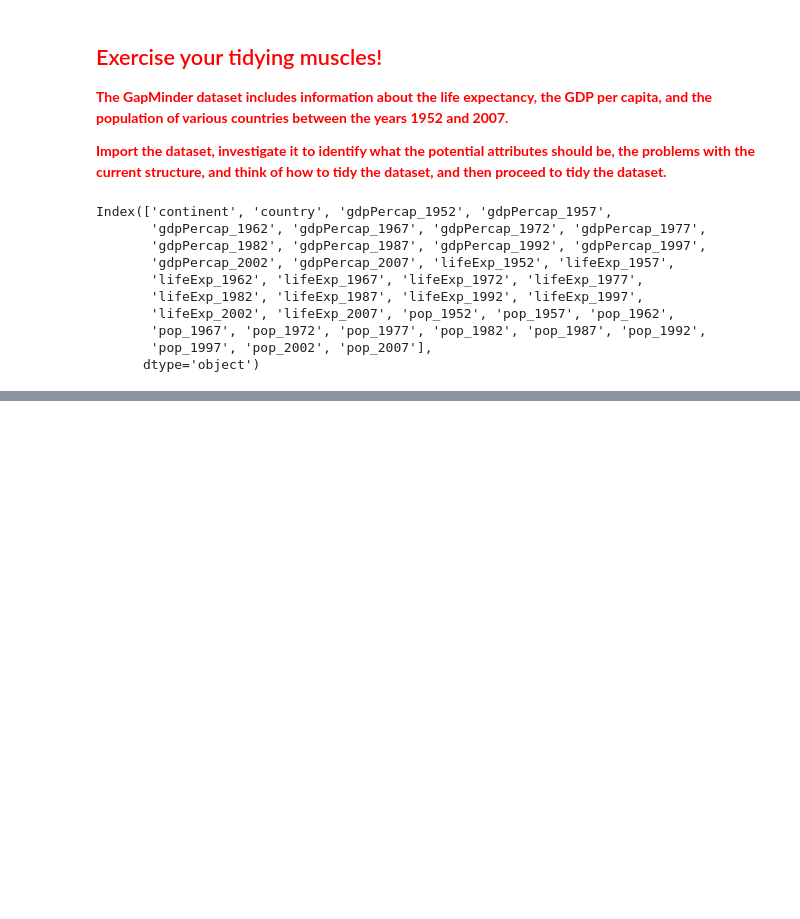
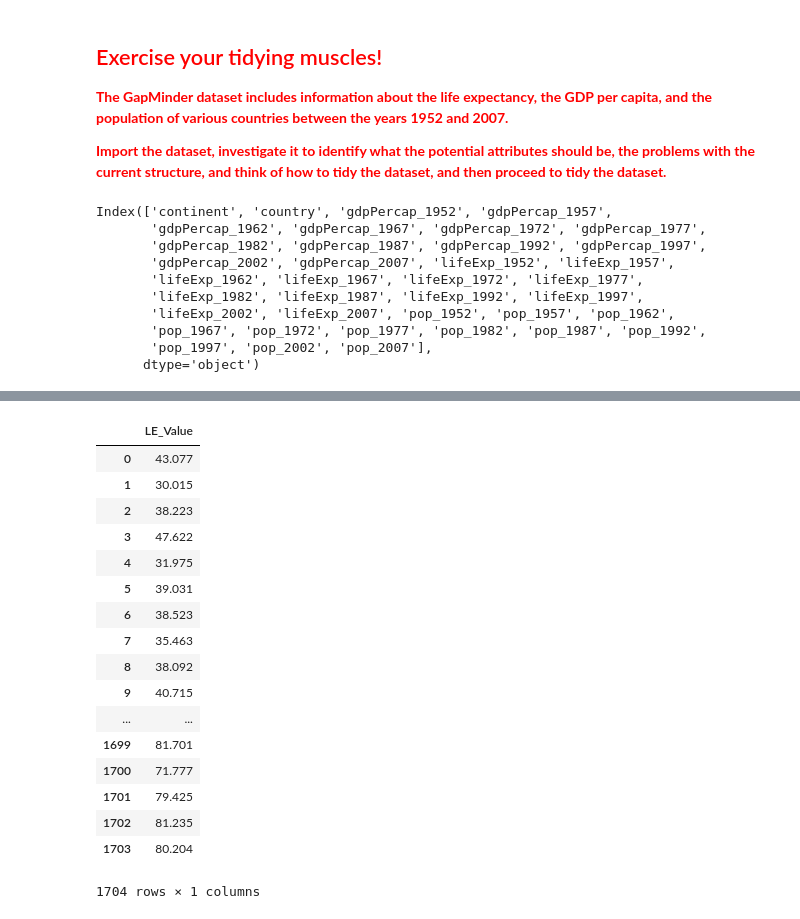
Before and after one commit to amrelshehaly/DE_Practice3-4, a Jupyter notebook: Practice3 - Tidy Data.ipynb, the cells around one changed output, grey strips where cells are left out. Saved outputs shown, nothing was run; the diff lists cells and outputs as text; code cells hidden in the pictures; blank space fills up the shorter version.

```diff
--- a/Practice3 - Tidy Data.ipynb
+++ b/Practice3 - Tidy Data.ipynb
@@ -376,0 +393,28 @@ df
+# %%
+le = df[['lifeExp_1952', 'lifeExp_1957',
+       'lifeExp_1962', 'lifeExp_1967', 'lifeExp_1972', 'lifeExp_1977',
+       'lifeExp_1982', 'lifeExp_1987', 'lifeExp_1992', 'lifeExp_1997',
+       'lifeExp_2002', 'lifeExp_2007']]
+
+le = pd.melt(le,value_name="LE_Value", var_name ="le_year")
+le = le.drop(['le_year'], axis=1)
+le
+# %% [output]
+|  | LE_Value |
+| 0 | 43.077 |
+| 1 | 30.015 |
+| 2 | 38.223 |
+| 3 | 47.622 |
+| 4 | 31.975 |
+| 5 | 39.031 |
+| 6 | 38.523 |
+| 7 | 35.463 |
+| 8 | 38.092 |
+| 9 | 40.715 |
+| ... | ... |
+| 1699 | 81.701 |
+| 1700 | 71.777 |
+| 1701 | 79.425 |
+| 1702 | 81.235 |
+| 1703 | 80.204 |
+1704 rows × 1 columns
```
Also changed, not shown: parts of 5 cells of this notebook.
